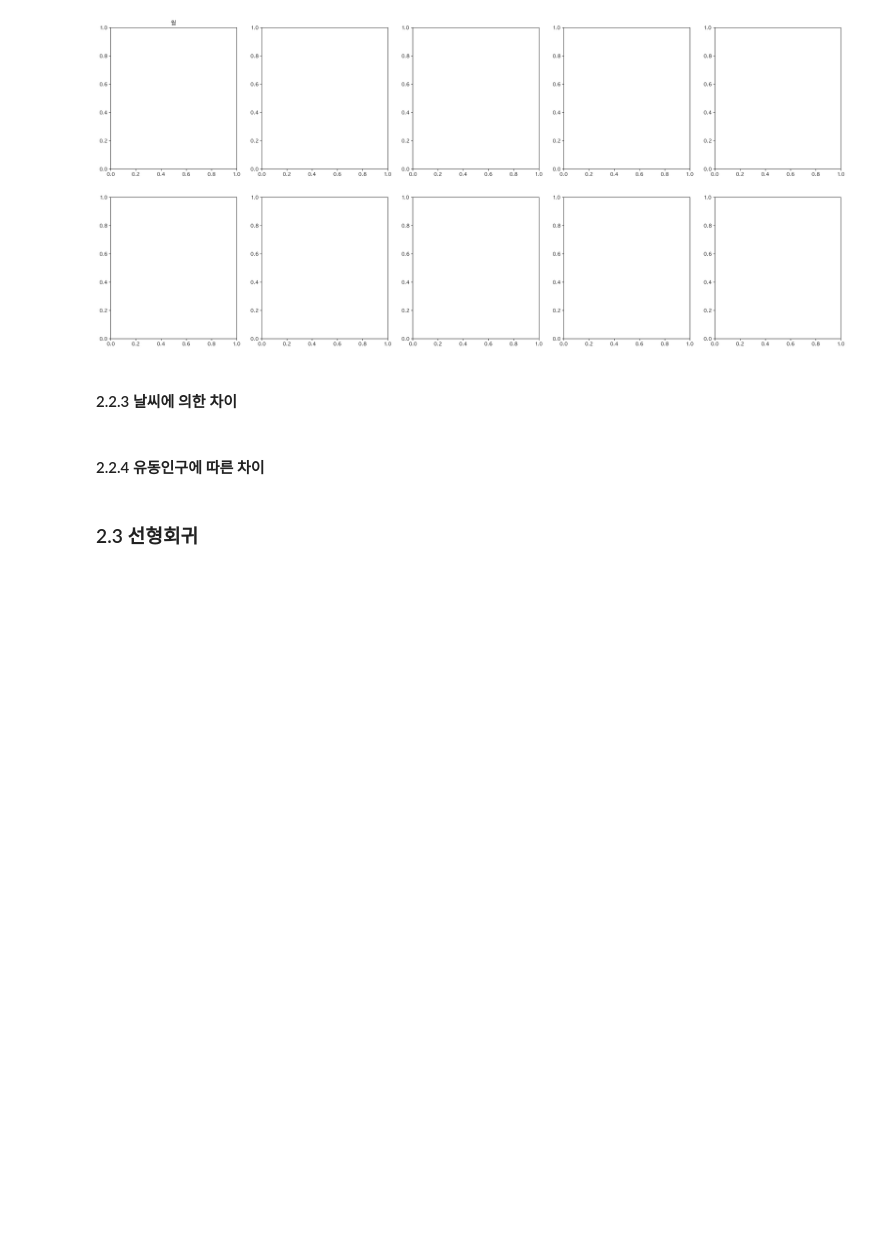
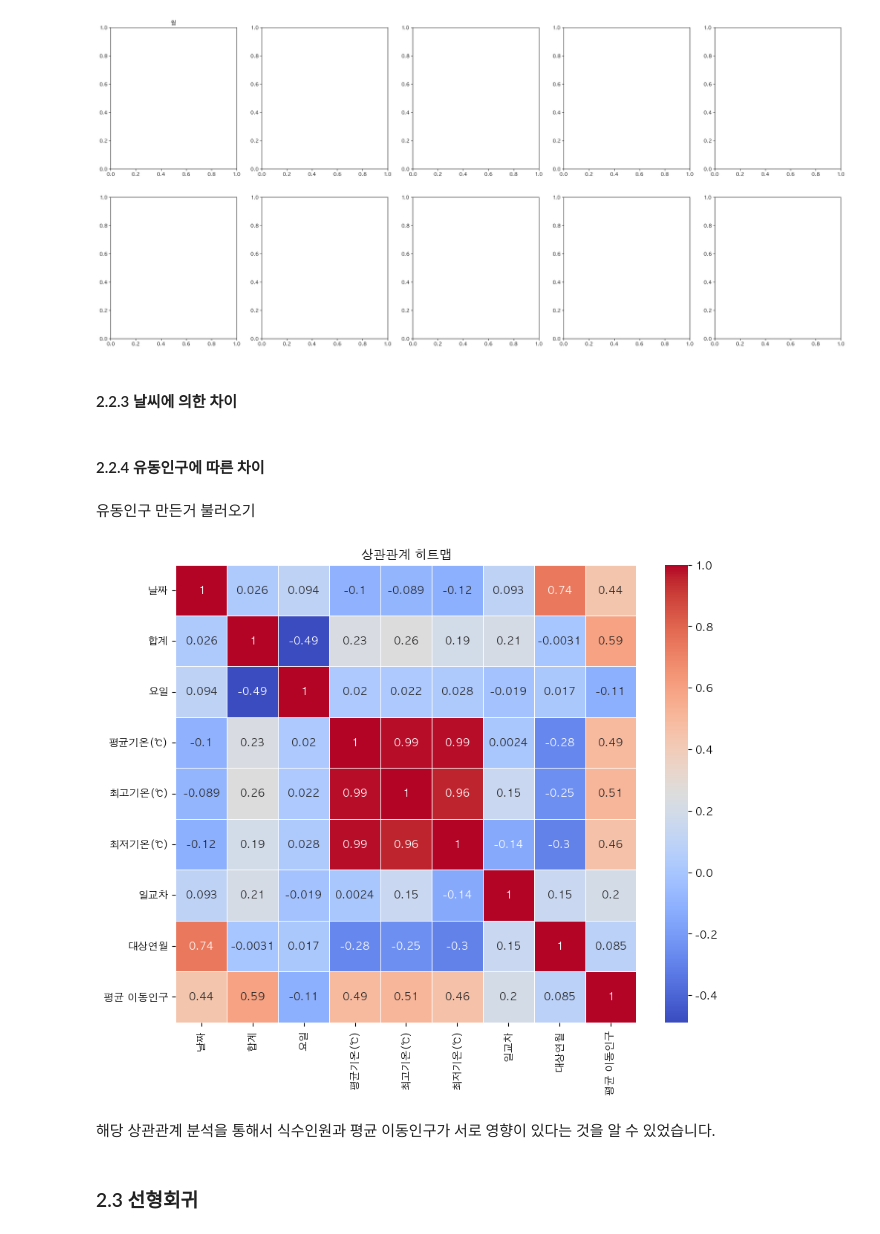
Before and after one commit to 10wook/School_Restaurants_demand_forcast, a Jupyter notebook: test.ipynb, the cells around one changed output. Drawn from its saved outputs; the diff is of its cells as text; code cells hidden in the pictures; blank space fills up the shorter version.

```diff
--- a/test.ipynb
+++ b/test.ipynb
@@ -1112,0 +1192,2 @@ UnicodeDecodeError: 'utf-8' codec can't decode bytes in position 15-16: invalid
+# %%
+flow['요일'] = flow['요일'].apply(convert_weekday_to_number)
@@ -1112,0 +1221,2 @@ UnicodeDecodeError: 'utf-8' codec can't decode bytes in position 15-16: invalid
+# %%
+date_weather_flow_tot = pd.concat([date_weather_tot, flow], ignore_index=True)
@@ -1112,0 +1245,2 @@ UnicodeDecodeError: 'utf-8' codec can't decode bytes in position 15-16: invalid
+# %%
+date_weather_flow_tot = date_weather_flow_tot.drop('최저기온시각', axis=1)
@@ -1378,6 +1516,25 @@ KeyError: '월'
 #### 2.2.3 날씨에 의한 차이
 # %% [markdown]
 #### 2.2.4 유동인구에 따른 차이
+# %% [markdown]
+유동인구 만든거 불러오기
+# %%
+
+def draw_correlation_heatmap(dataframe):
+    # 상관관계 계산
+    corr_matrix = dataframe.corr()
+
+    # 히트맵 그리기
+    plt.figure(figsize=(10, 8))
+    sns.heatmap(corr_matrix, annot=True, cmap='coolwarm', linewidths=0.5)
+    plt.title('상관관계 히트맵')
+    plt.show()
+# %%
+draw_correlation_heatmap(date_weather_flow_tot)
+# %% [output]
+[figure, added]
+# %% [markdown]
+해당 상관관계 분석을 통해서 식수인원과 평균 이동인구가 서로 영향이 있다는 것을 알 수 있었습니다.
 # %% [markdown]
 ### 2.3 선형회귀
 # %%
```
Also changed, not shown: parts of 27 cells of this notebook, 3 other files.
